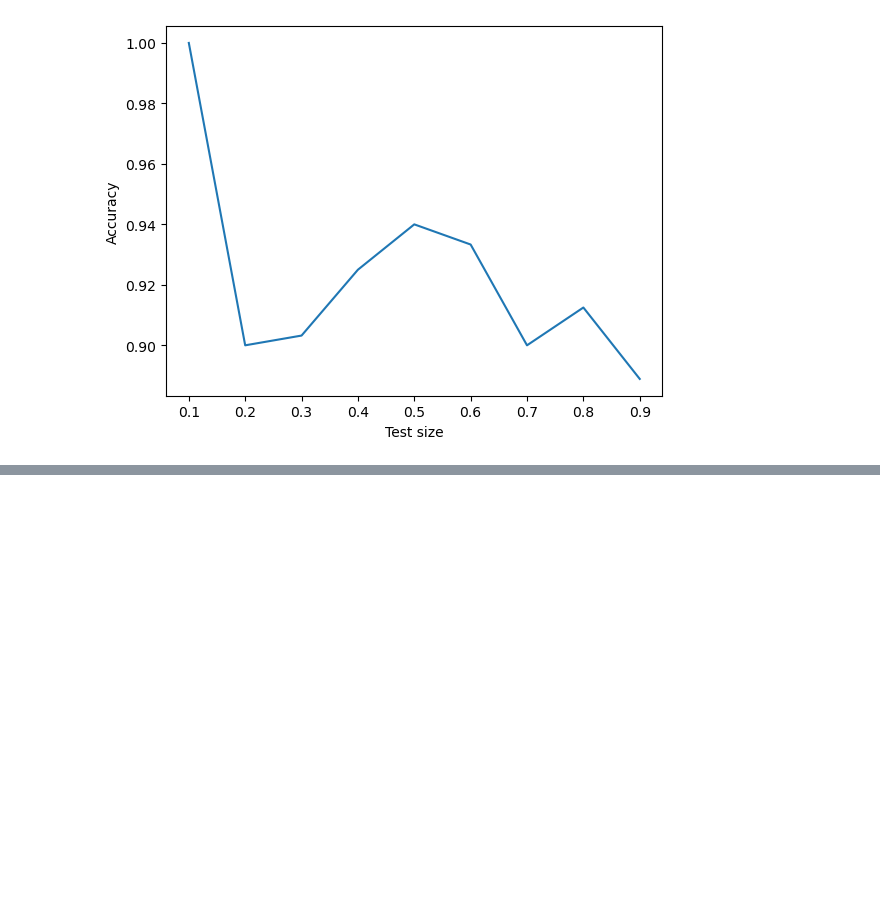
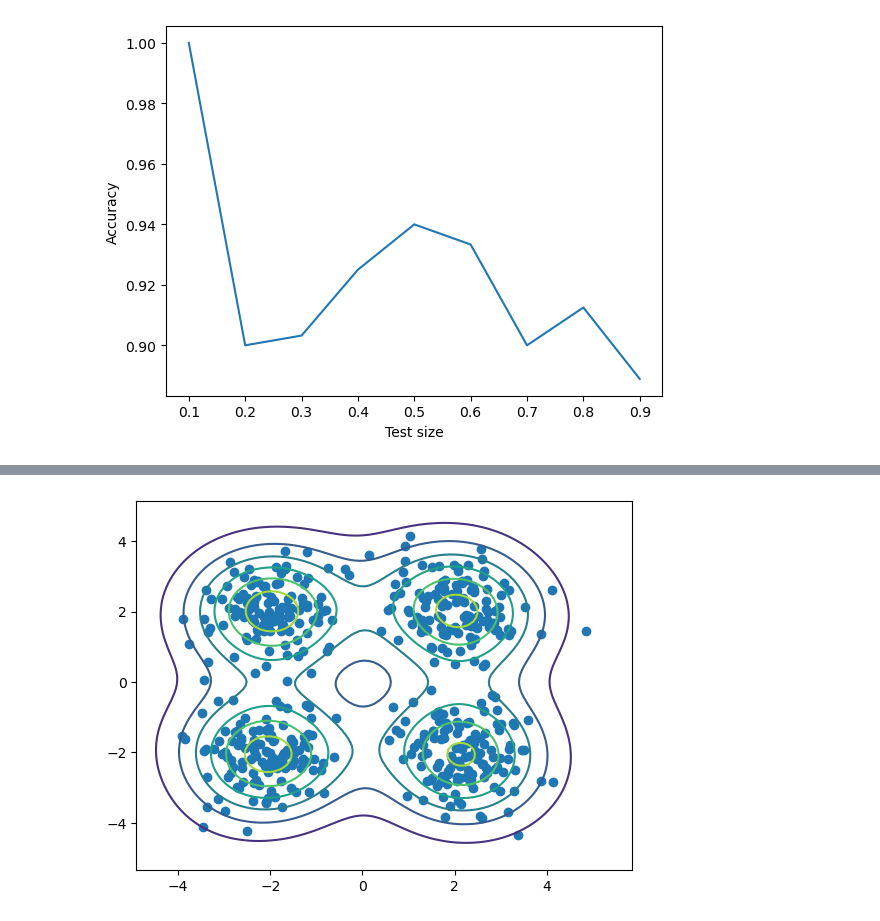
Before and after one commit to eduardo-ufmg/reconhecimento_de_padroes, a Jupyter notebook: kde_E1/kde_E1.ipynb, the cells around one changed output, grey strips where cells are left out. Cells and saved outputs as stored; diff of their text form; code cells hidden in the pictures; blank space fills up the shorter version.

```diff
--- a/kde_E1/kde_E1.ipynb
+++ b/kde_E1/kde_E1.ipynb
@@ -132,0 +217,17 @@ plt.show()
+# %%
+kde = KernelDensity()
+
+kde.fit(X)
+
+logprobs = kde.score_samples(G)
+
+Z = np.exp(logprobs)
+
+plt.figure()
+Z = Z.reshape(int(np.sqrt(len(Z))), -1)
+plt.contour(G[:, 0].reshape(Z.shape), G[:, 1].reshape(Z.shape), Z)
+plt.scatter(X[:, 0], X[:, 1])
+plt.savefig('xor_kde.png')
+plt.show()
+# %% [output]
+[figure, added]
```
Also changed, not shown: parts of 3 cells of this notebook, 4 other files.
